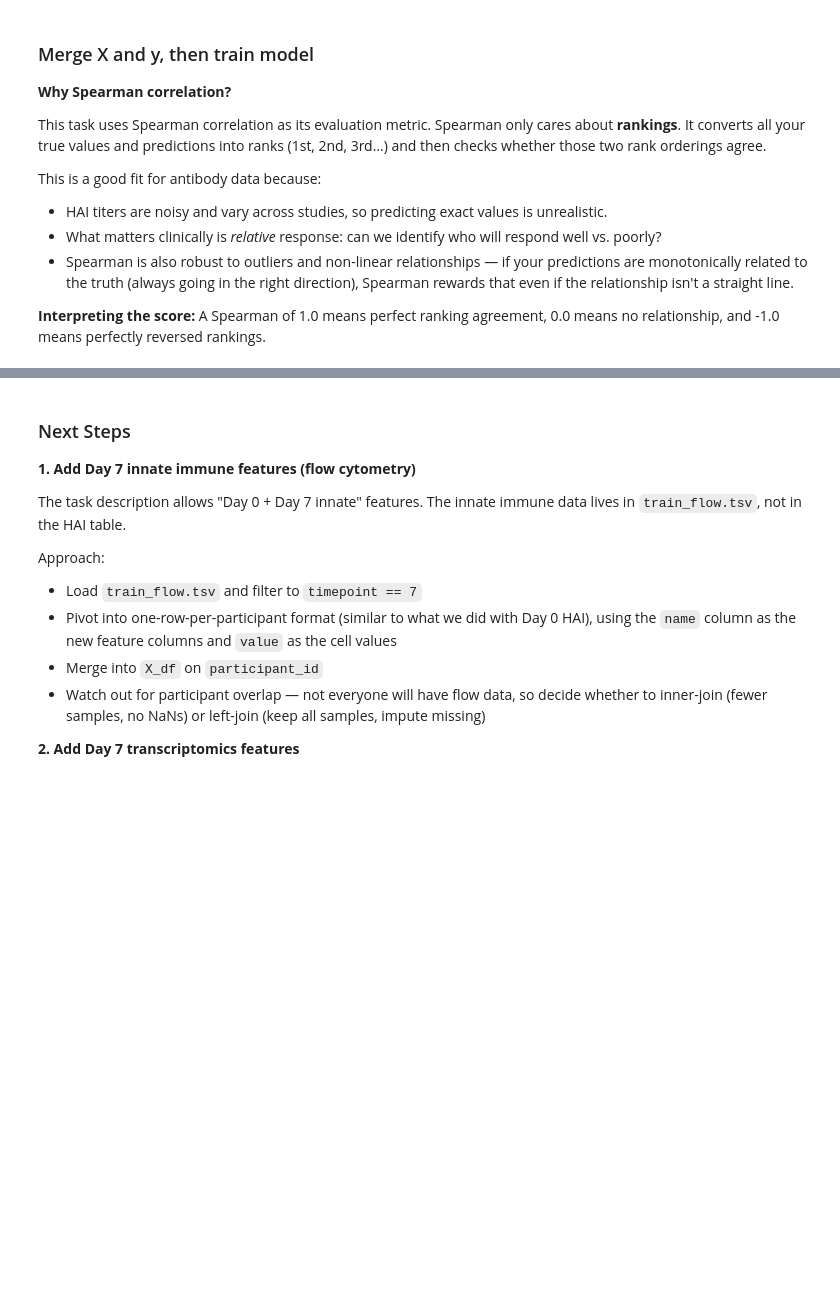
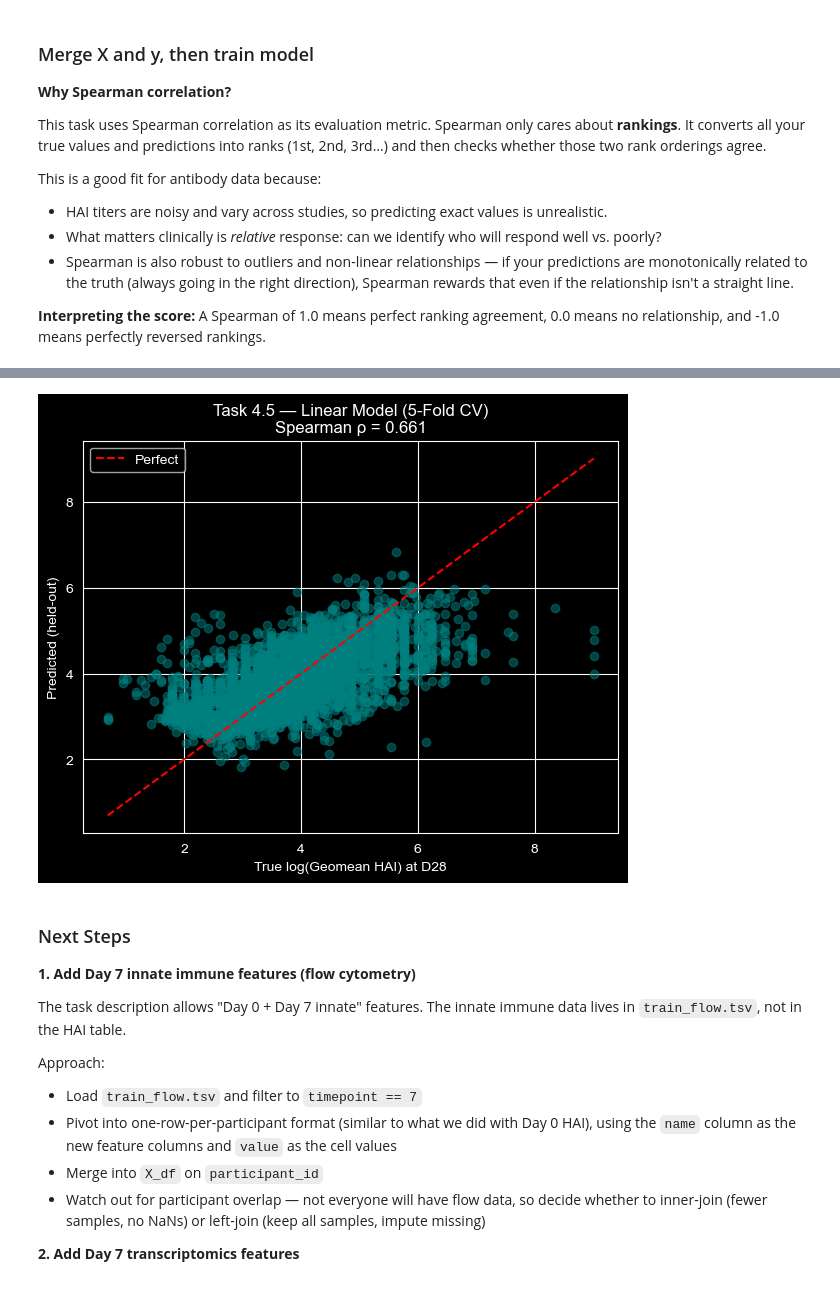
Before and after one commit to DirtyChay/cmi-flu-prediction-challenge, a Jupyter notebook: task_4_5.ipynb, the cells around one changed output, grey strips where cells are left out. Cells and saved outputs as stored; diff of their text form; code cells hidden in the pictures; blank space fills up the shorter version.

```diff
--- a/task_4_5.ipynb
+++ b/task_4_5.ipynb
@@ -316,3 +258,15 @@ plt.show()
+# %%
+plt.figure(figsize=(6, 5))
+plt.scatter(y_vals, y_pred_cv, alpha=0.5, color='teal')
+plt.plot([y_vals.min(), y_vals.max()], [y_vals.min(), y_vals.max()], 'r--', label='Perfect')
+plt.xlabel('True log(Geomean HAI) at D28')
+plt.ylabel('Predicted (held-out)')
+plt.title(f'Task 4.5 — Linear Model (5-Fold CV)\nSpearman ρ = {rho_cv:.3f}')
+plt.legend()
+plt.tight_layout()
+plt.show()
+# %% [output]
+[figure, added]
 # %% [markdown]
 ### Next Steps
 
```
Also changed, not shown: parts of 10 cells of this notebook.
